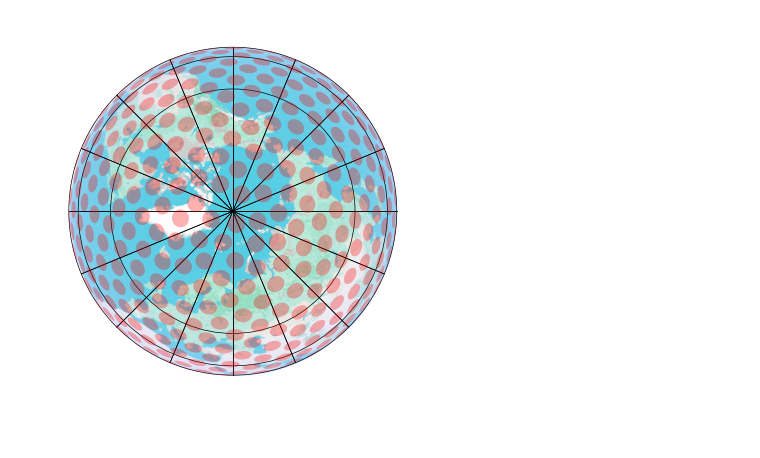
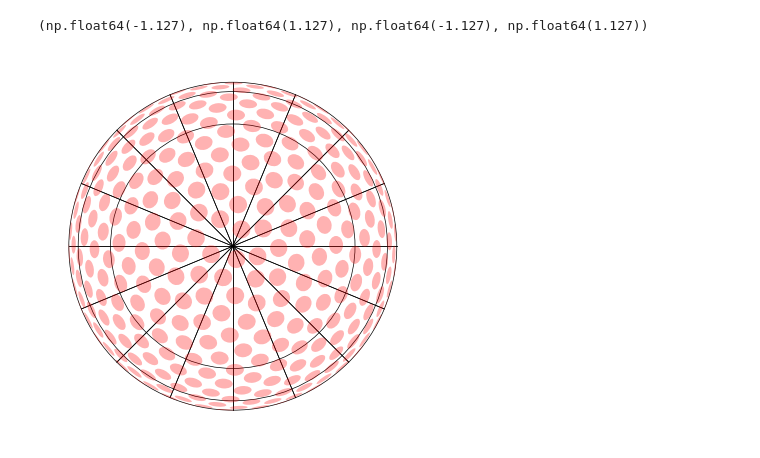
Before and after one commit to Whatisthisname/probabilistic-PDE-solver-on-manifold, a Jupyter notebook: app/discrete_exterior_calculus/unit-disc.ipynb, the cells around one changed output. Cells and saved outputs as stored; diff of their text form; code cells hidden in the pictures.

```diff
--- a/app/discrete_exterior_calculus/unit-disc.ipynb
+++ b/app/discrete_exterior_calculus/unit-disc.ipynb
@@ -207,12 +207,13 @@ def sunflower_spiral_pattern_2D(n: int, radius: float = 1.0) -> np.ndarray:
     return np.stack([x, y], axis=-1)
 
 
-image = plt.imread("../../globe_projection.png")
+# image = plt.imread("../../globe_projection.png")
 
 ex = 1.127
 adj = -0.02
+
 fig, ax = plt.subplots()
-ax.imshow(image, extent=(-ex + adj, ex - adj, -ex - adj, ex + adj), zorder=-20)
+# ax.imshow(image, extent=(-ex + adj, ex - adj, -ex - adj, ex + adj), zorder=-20)
 ax.set_xlim(-ex, ex)
 ax.set_ylim(-ex, ex)
 
@@ -233,38 +234,39 @@ for k in ks:
 
     coll.append(circle)
 
 from matplotlib.collections import PatchCollection
 
 points = [(0, 0)]
 points.extend(
     [
         r * np.array([np.cos(theta), np.sin(theta)])
         for r in np.sqrt(1 - ks**2)
         for theta in np.linspace(0, 2 * np.pi, 16, endpoint=False)
     ]
 )
 
 points = jnp.array(points)
 ax.add_collection(PatchCollection(coll, match_original=True, zorder=-10))
 # ax.axis("off")
 # circle = ax.add_patch(plt.Circle((0, 0), 1, color="black", fill=False, lw=0.5))
 
 # Draw the metric ellipses
 points = sunflower_spiral_pattern_2D(300, 1.0)
 draw_metric_ellipses(projected_dome_tensor, points)
 # plt.scatter(points[:, 0], points[:, 1])
 # ax.imshow(image, extent=(-ex + adj, ex - adj, -ex - adj, ex + adj), zorder=-20)
 ax.set_xlim(-ex, ex)
 ax.set_ylim(-ex, ex)
 ax.set_xlabel("x")
 ax.set_ylabel("y")
 ax.axis("off")
-fig.savefig(
-    "../../markdown/latex/images/hemisphere_tissot_indicatrix.png",
-    dpi=200,
-    transparent=True,
-    bbox_inches="tight",
-    pad_inches=0.1,
-)
+# fig.savefig(
+#     "../../markdown/latex/images/hemisphere_tissot_indicatrix.png",
+#     dpi=200,
+#     transparent=True,
+#     bbox_inches="tight",
+#     pad_inches=0.1,
+# )
 # %% [output]
+(np.float64(-1.127), np.float64(1.127), np.float64(-1.127), np.float64(1.127))
-[figure, old version]
+[figure, new version]
```
Also changed, not shown: parts of 5 cells of this notebook, 24 other files.
